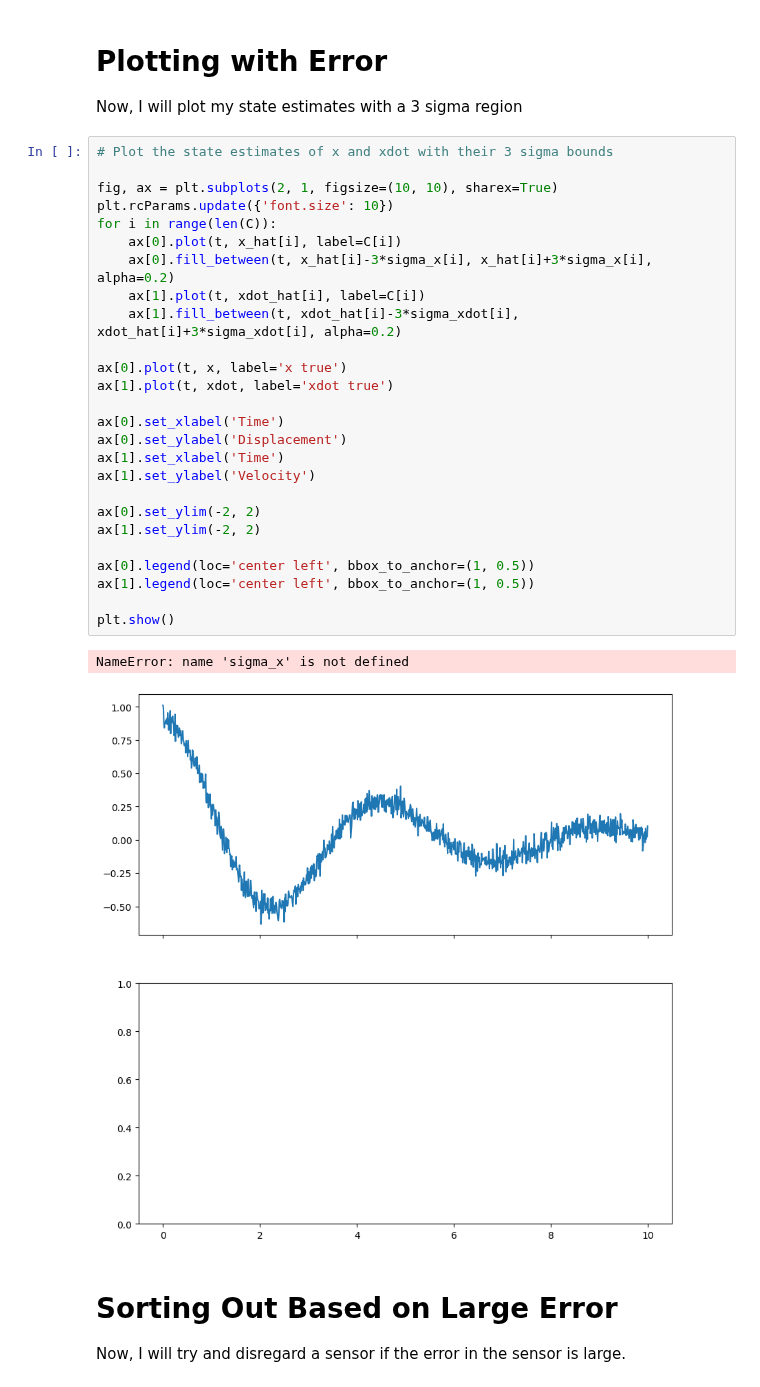
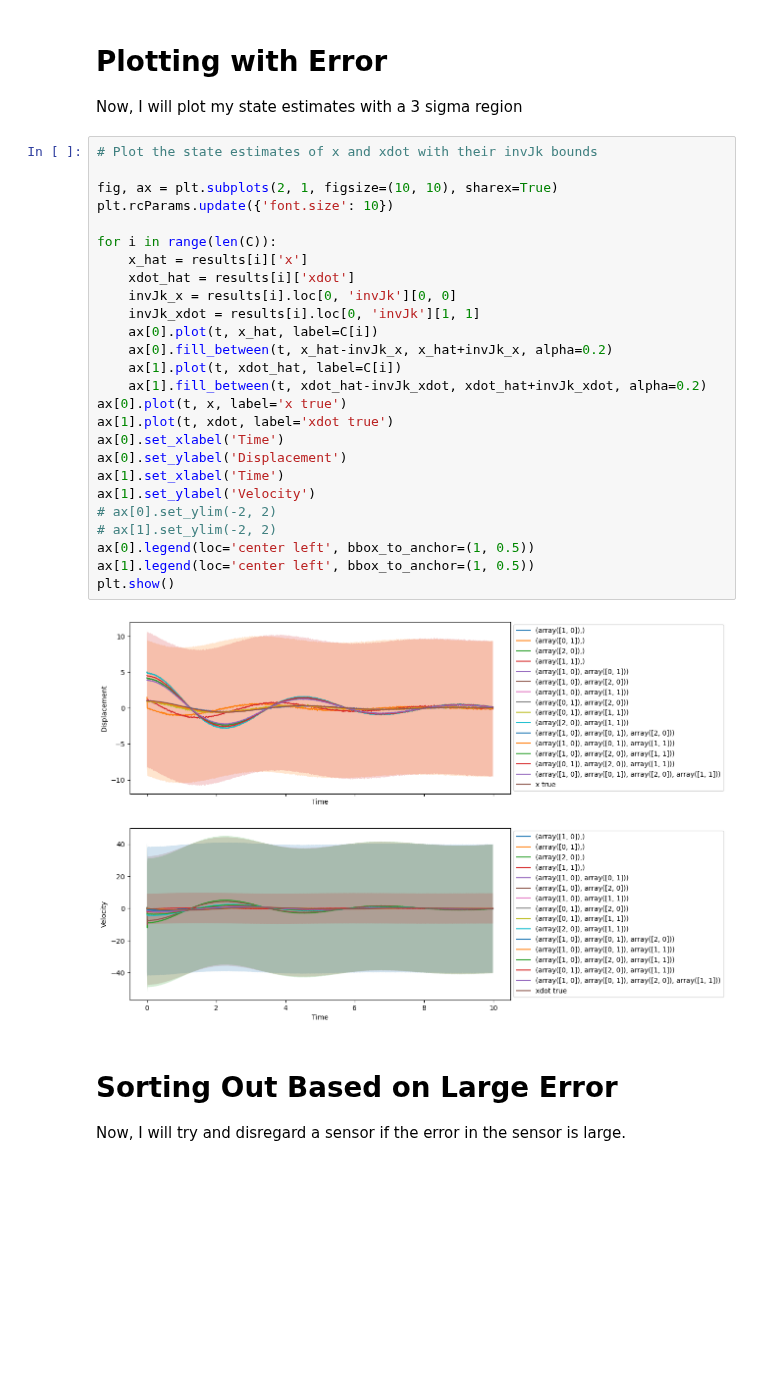
Before and after one commit to jadenmecham/First-Project, a Jupyter notebook: 3 - Sort All Combos/floris-adapted/springmass-sort.ipynb, the cells around one changed output. Saved outputs shown, nothing was run; the diff lists cells and outputs as text; blank space fills up the shorter version.

```diff
--- a/3 - Sort All Combos/floris-adapted/springmass-sort.ipynb
+++ b/3 - Sort All Combos/floris-adapted/springmass-sort.ipynb
@@ -369,34 +369,33 @@ invJk: [[ 0.00045452 -0.00022726]
 
 Now, I will plot my state estimates with a 3 sigma region
 # %%
-# Plot the state estimates of x and xdot with their 3 sigma bounds
+# Plot the state estimates of x and xdot with their invJk bounds
 
 fig, ax = plt.subplots(2, 1, figsize=(10, 10), sharex=True)
 plt.rcParams.update({'font.size': 10})
+
 for i in range(len(C)):
-    ax[0].plot(t, x_hat[i], label=C[i])
-    ax[0].fill_between(t, x_hat[i]-3*sigma_x[i], x_hat[i]+3*sigma_x[i], alpha=0.2)
-    ax[1].plot(t, xdot_hat[i], label=C[i])
-    ax[1].fill_between(t, xdot_hat[i]-3*sigma_xdot[i], xdot_hat[i]+3*sigma_xdot[i], alpha=0.2)
-
+    x_hat = results[i]['x']
+    xdot_hat = results[i]['xdot']
+    invJk_x = results[i].loc[0, 'invJk'][0, 0]
+    invJk_xdot = results[i].loc[0, 'invJk'][1, 1]
+    ax[0].plot(t, x_hat, label=C[i])
+    ax[0].fill_between(t, x_hat-invJk_x, x_hat+invJk_x, alpha=0.2)
+    ax[1].plot(t, xdot_hat, label=C[i])
+    ax[1].fill_between(t, xdot_hat-invJk_xdot, xdot_hat+invJk_xdot, alpha=0.2)
 ax[0].plot(t, x, label='x true')
 ax[1].plot(t, xdot, label='xdot true')
-
 ax[0].set_xlabel('Time')
 ax[0].set_ylabel('Displacement')
 ax[1].set_xlabel('Time')
 ax[1].set_ylabel('Velocity')
-
-ax[0].set_ylim(-2, 2)
-ax[1].set_ylim(-2, 2)
-
+# ax[0].set_ylim(-2, 2)
+# ax[1].set_ylim(-2, 2)
 ax[0].legend(loc='center left', bbox_to_anchor=(1, 0.5))
 ax[1].legend(loc='center left', bbox_to_anchor=(1, 0.5))
-
 plt.show()
 # %% [output]
-NameError: name 'sigma_x' is not defined
-[figure, old version]
+[figure, new version]
 # %% [markdown]
 # Sorting Out Based on Large Error
 
```
Also changed, not shown: parts of 6 cells of this notebook.
